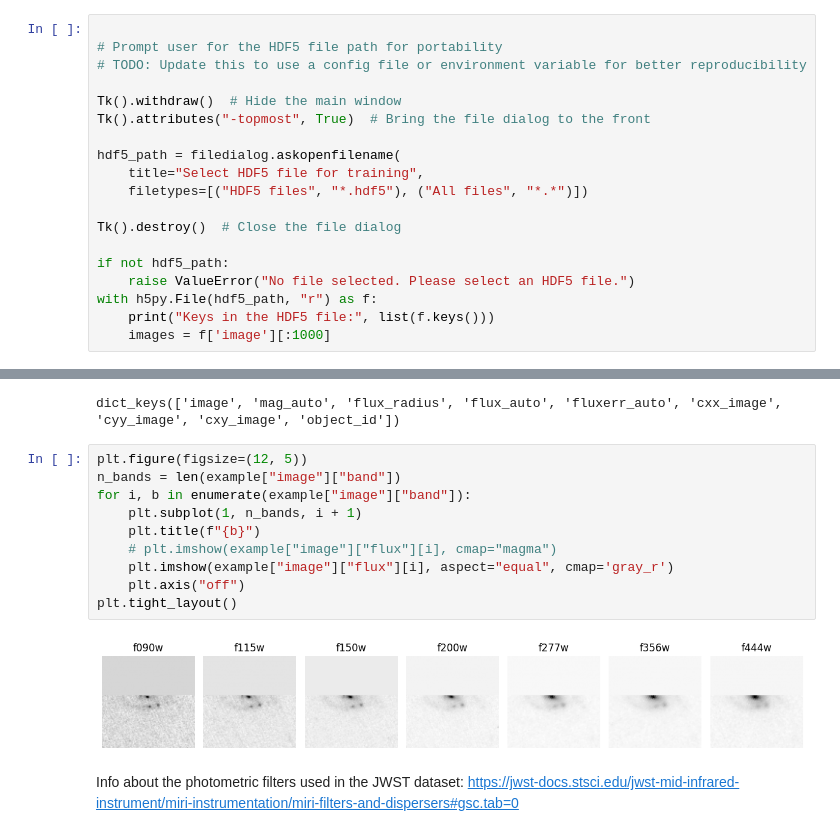
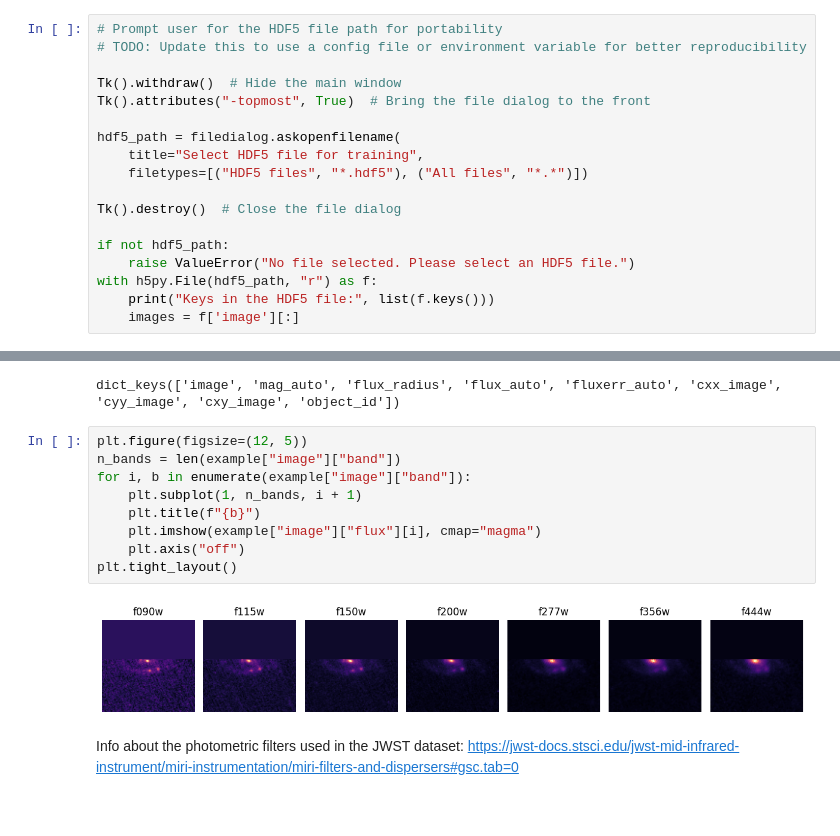
Before and after one commit to MADS-Milestone-2/Galaxy-Classifier, a Jupyter notebook: group-4-first-draft.ipynb, the cells around one changed output, grey strips where cells are left out. Cells and saved outputs as stored; diff of their text form.

Commit message:
Add my new heatmap code

```diff
--- a/group-4-first-draft.ipynb
+++ b/group-4-first-draft.ipynb
@@ -91,7 +87,6 @@ except ImportError:
 # %% [markdown]
 ## MLGalaxies Data
 # %%
-
 # Prompt user for the HDF5 file path for portability
 # TODO: Update this to use a config file or environment variable for better reproducibility
 
@@ -108,4 +103,4 @@ if not hdf5_path:
     raise ValueError("No file selected. Please select an HDF5 file.")
 with h5py.File(hdf5_path, "r") as f:
     print("Keys in the HDF5 file:", list(f.keys()))
-    images = f['image'][:1000]
+    images = f['image'][:]
@@ -232,15 +232,14 @@ dict_keys(['image', 'mag_auto', 'flux_radius', 'flux_auto', 'fluxerr_auto', 'cxx
 # %%
 plt.figure(figsize=(12, 5))
 n_bands = len(example["image"]["band"])
 for i, b in enumerate(example["image"]["band"]):
     plt.subplot(1, n_bands, i + 1)
     plt.title(f"{b}")
-    # plt.imshow(example["image"]["flux"][i], cmap="magma")
-    plt.imshow(example["image"]["flux"][i], aspect="equal", cmap='gray_r')
+    plt.imshow(example["image"]["flux"][i], cmap="magma")
     plt.axis("off")
 plt.tight_layout()
 # %% [output]
-[figure, old version]
+[figure, new version]
 # %% [markdown]
 Info about the photometric filters used in the JWST dataset: https://jwst-docs.stsci.edu/jwst-mid-infrared-instrument/miri-instrumentation/miri-filters-and-dispersers#gsc.tab=0
 # %%
```
Also changed, not shown: parts of 14 cells of this notebook, 1 other file.
